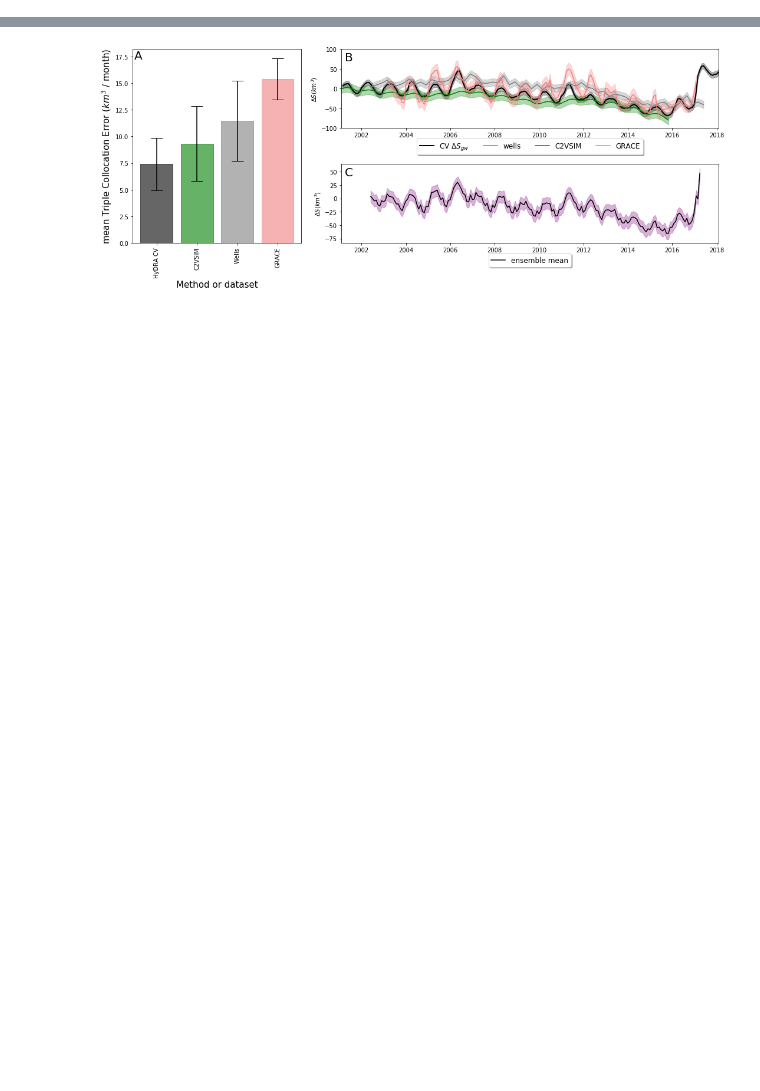
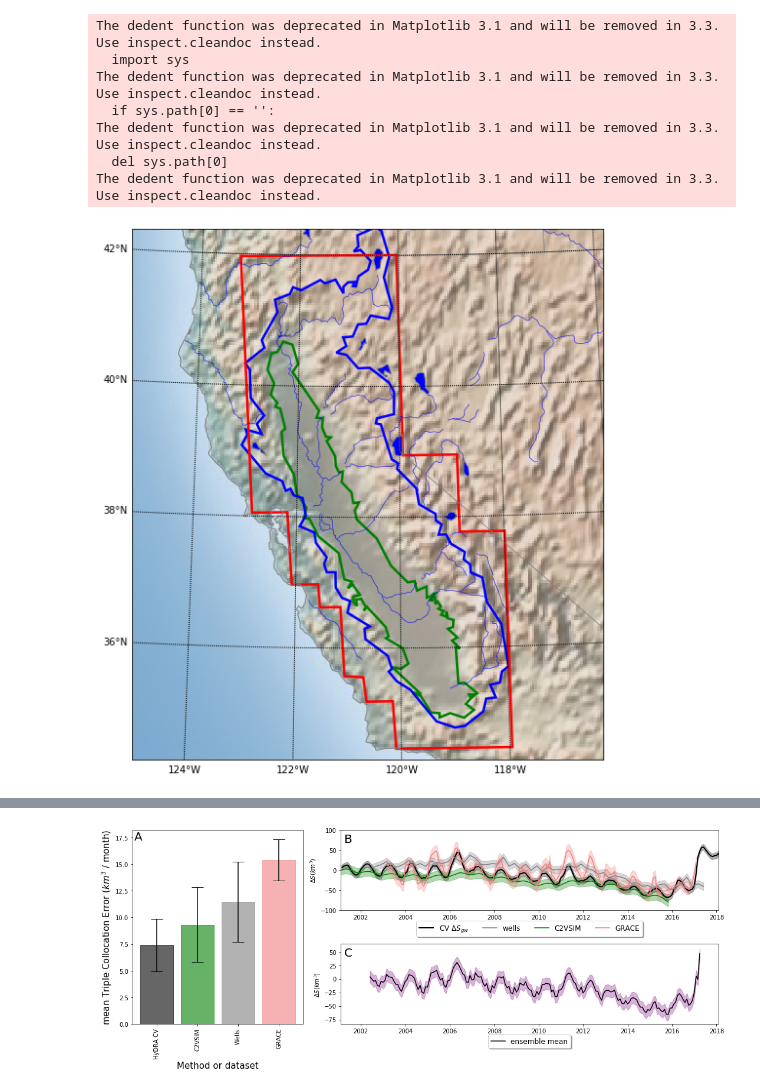
Before and after one commit to kashingtonDC/CIMIS, a Jupyter notebook: code/figures.ipynb, the cells around one changed output, grey strips where cells are left out. Cells and saved outputs as stored; diff of their text form; code cells hidden in the pictures; blank space fills up the shorter version.

```diff
--- a/code/figures.ipynb
+++ b/code/figures.ipynb
@@ -214,0 +150,4 @@ G.update(wspace=0.4, hspace=0.3) # set the spacing between axes.
+# %%
+# The geoms have a ton of points, simplify them
+cvsa.geometry = cvsa.simplify(0.05)
+cvws.geometry = cvws.simplify(0.05)
@@ -214,0 +180,38 @@ G.update(wspace=0.4, hspace=0.3) # set the spacing between axes.
+# %%
+# Set up figure
+fig, ax1 = plt.subplots(figsize=(12, 10))
+
+# Initialize the basemap
+m = Basemap(ax = ax1,projection='lcc', ellps='WGS84',resolution='i',
+            lat_0=cvws.centroid.y, lon_0=cvws.centroid.x, # Use the geom centroid to center the map
+            width=0.8e6, height=0.9e6)
+
+# Add stuff to basemap
+m.shadedrelief(zorder = 0)
+m.drawcoastlines(color='gray')
+m.drawcountries(color='gray')
+m.drawstates(color='gray')
+m.drawrivers(color = "blue")
+m.fillcontinents(color='none',lake_color='blue')
+
+# Draw lines of latitude and longitude. Labels are like [left,right,top,bottom]
+parallels = np.arange(0.,90.,2.)
+meridians = np.arange(0.,360.,2.)
+
+m.drawparallels(parallels,labels=[True,False,True,False]) # [left,right,top,bottom]
+m.drawmeridians(meridians,labels=[True,False,False,True]) # [left,right,top,bottom]
+
+draw_poly(cvsa, m, alpha = 1, edgecolor = 'green', lw = 2.5, fill = False)
+draw_poly(cvws, m, alpha = 1, edgecolor = 'blue', lw = 2.5, fill = False)
+draw_poly(grace_sa, m, alpha = 1, edgecolor = 'red', lw = 2.5, fill = False)
+
+plt.show()
+# %% [output]
+The dedent function was deprecated in Matplotlib 3.1 and will be removed in 3.3. Use inspect.cleandoc instead.
+  import sys
+The dedent function was deprecated in Matplotlib 3.1 and will be removed in 3.3. Use inspect.cleandoc instead.
+  if sys.path[0] == '':
+The dedent function was deprecated in Matplotlib 3.1 and will be removed in 3.3. Use inspect.cleandoc instead.
+  del sys.path[0]
+The dedent function was deprecated in Matplotlib 3.1 and will be removed in 3.3. Use inspect.cleandoc instead.
+[figure, added]
```
Also changed, not shown: parts of 16 cells of this notebook.
